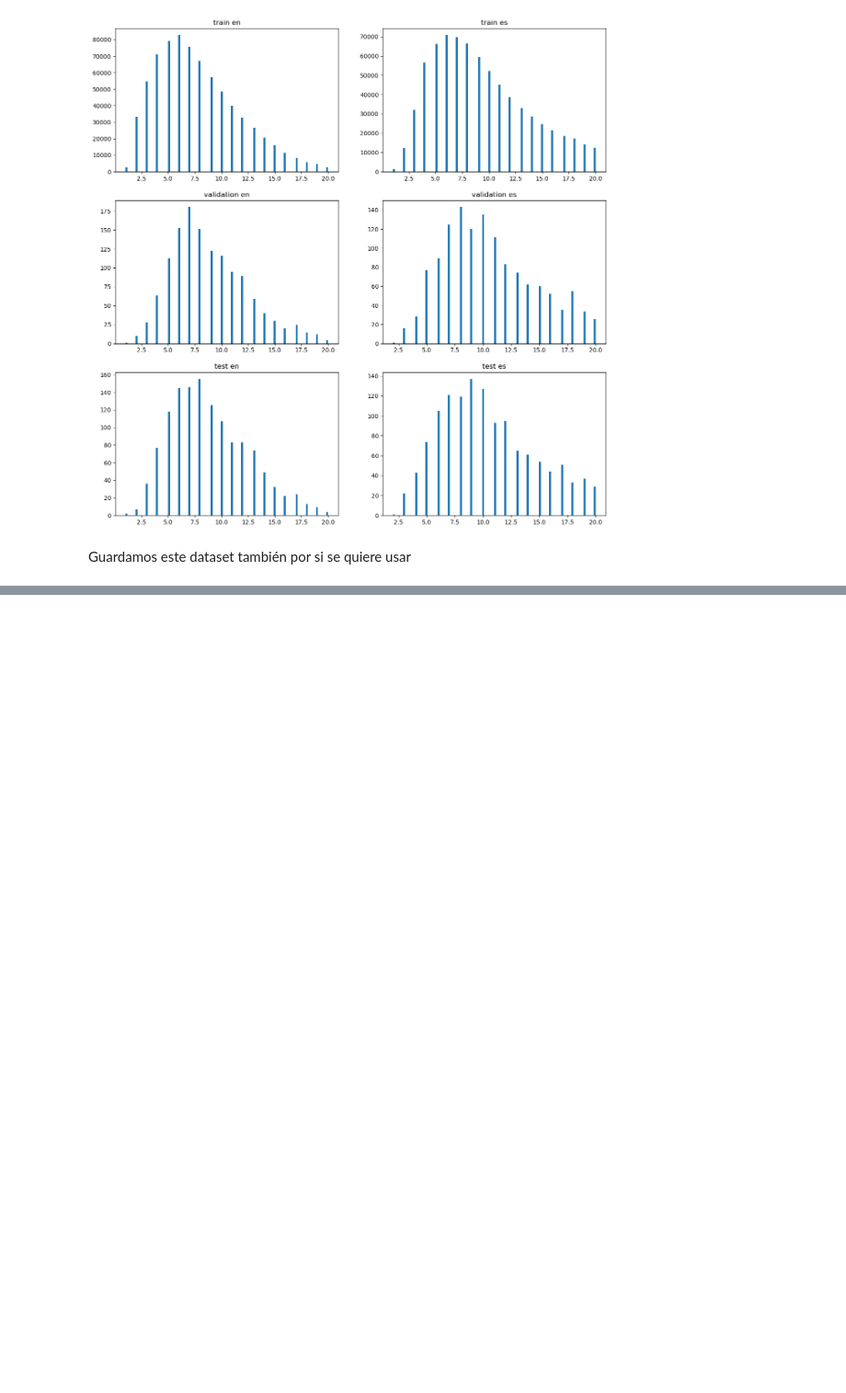
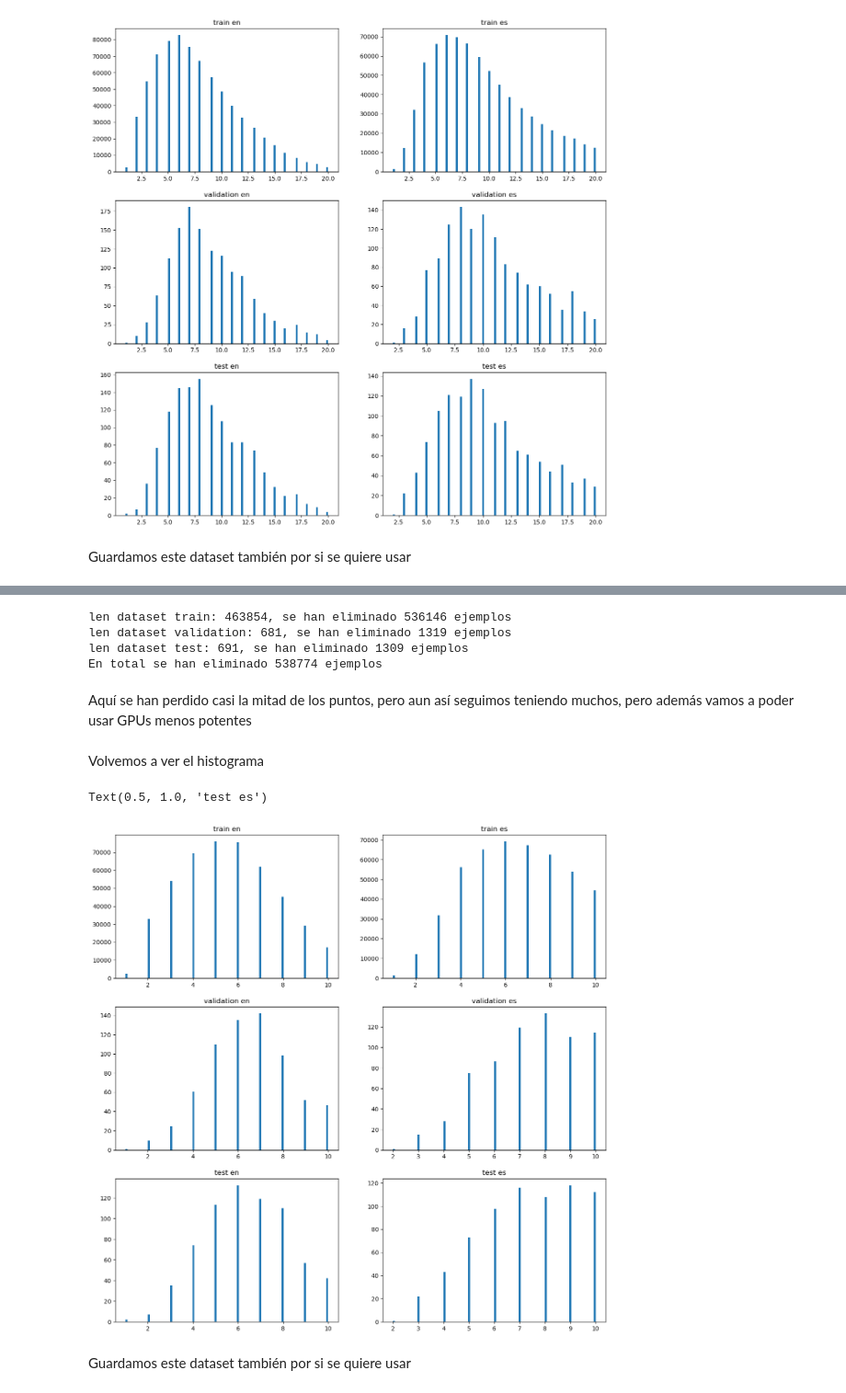
Before and after one commit to maximofn/Curso_Pytorch, a Jupyter notebook: 05 Transformers/31 Entrenamiento - datos y limpieza.ipynb, the cells around one changed output, grey strips where cells are left out. Shown at 92% size. Drawn from its saved outputs; the diff is of its cells as text; code cells hidden in the pictures; blank space fills up the shorter version.

Commit message:
Se crea un dataset de tamaño máximo 10

```diff
--- a/05 Transformers/31 Entrenamiento - datos y limpieza.ipynb
+++ b/05 Transformers/31 Entrenamiento - datos y limpieza.ipynb
@@ -488,0 +514,43 @@ opus100_croped.save_to_disk(f"{path}/opus100_croped_20")
+# %%
+max_sequence_len = 10
+opus100_croped_10 = opus100_croped.filter(lambda example: len(enc.encode(example["translation"]["en"])) <= max_sequence_len and len(enc.encode(example["translation"]["es"])) <= max_sequence_len)
+# %%
+print(f"len dataset train: {len(opus100_croped_10['train'])}, se han eliminado {len(opus100['train']) - len(opus100_croped_10['train'])} ejemplos")
+print(f"len dataset validation: {len(opus100_croped_10['validation'])}, se han eliminado {len(opus100['validation']) - len(opus100_croped_10['validation'])} ejemplos")
+print(f"len dataset test: {len(opus100_croped_10['test'])}, se han eliminado {len(opus100['test']) - len(opus100_croped_10['test'])} ejemplos")
+print(f"En total se han eliminado {len(opus100['train']) + len(opus100['validation']) + len(opus100['test']) - len(opus100_croped_10['train']) - len(opus100_croped_10['validation']) - len(opus100_croped_10['test'])} ejemplos")
+# %% [output]
+len dataset train: 463854, se han eliminado 536146 ejemplos
+len dataset validation: 681, se han eliminado 1319 ejemplos
+len dataset test: 691, se han eliminado 1309 ejemplos
+En total se han eliminado 538774 ejemplos
+# %% [markdown]
+Aquí se han perdido casi la mitad de los puntos, pero aun así seguimos teniendo muchos, pero además vamos a poder usar GPUs menos potentes
+# %% [markdown]
+Volvemos a ver el histograma
+# %%
+sentence_lengths_train_en = np.array([len(enc.encode(example["translation"]["en"])) for example in opus100_croped_10["train"]])
+sentence_lengths_train_es = np.array([len(enc.encode(example["translation"]["es"])) for example in opus100_croped_10["train"]])
+sentence_lengths_validation_en = np.array([len(enc.encode(example["translation"]["en"])) for example in opus100_croped_10["validation"]])
+sentence_lengths_validation_es = np.array([len(enc.encode(example["translation"]["es"])) for example in opus100_croped_10["validation"]])
+sentence_lengths_test_en = np.array([len(enc.encode(example["translation"]["en"])) for example in opus100_croped_10["test"]])
+sentence_lengths_test_es = np.array([len(enc.encode(example["translation"]["es"])) for example in opus100_croped_10["test"]])
+# %%
+fig, axs = plt.subplots(3, 2, figsize=(15, 15))
+axs[0, 0].hist(sentence_lengths_train_en, bins=100)
+axs[0, 0].set_title('train en')
+axs[0, 1].hist(sentence_lengths_train_es, bins=100)
+axs[0, 1].set_title('train es')
+axs[1, 0].hist(sentence_lengths_validation_en, bins=100)
+axs[1, 0].set_title('validation en')
+axs[1, 1].hist(sentence_lengths_validation_es, bins=100)
+axs[1, 1].set_title('validation es')
+axs[2, 0].hist(sentence_lengths_test_en, bins=100)
+axs[2, 0].set_title('test en')
+axs[2, 1].hist(sentence_lengths_test_es, bins=100)
+axs[2, 1].set_title('test es')
+# %% [output]
+Text(0.5, 1.0, 'test es')
+[figure, added]
+# %% [markdown]
+Guardamos este dataset también por si se quiere usar
```
Also changed, not shown: parts of 9 cells of this notebook.
